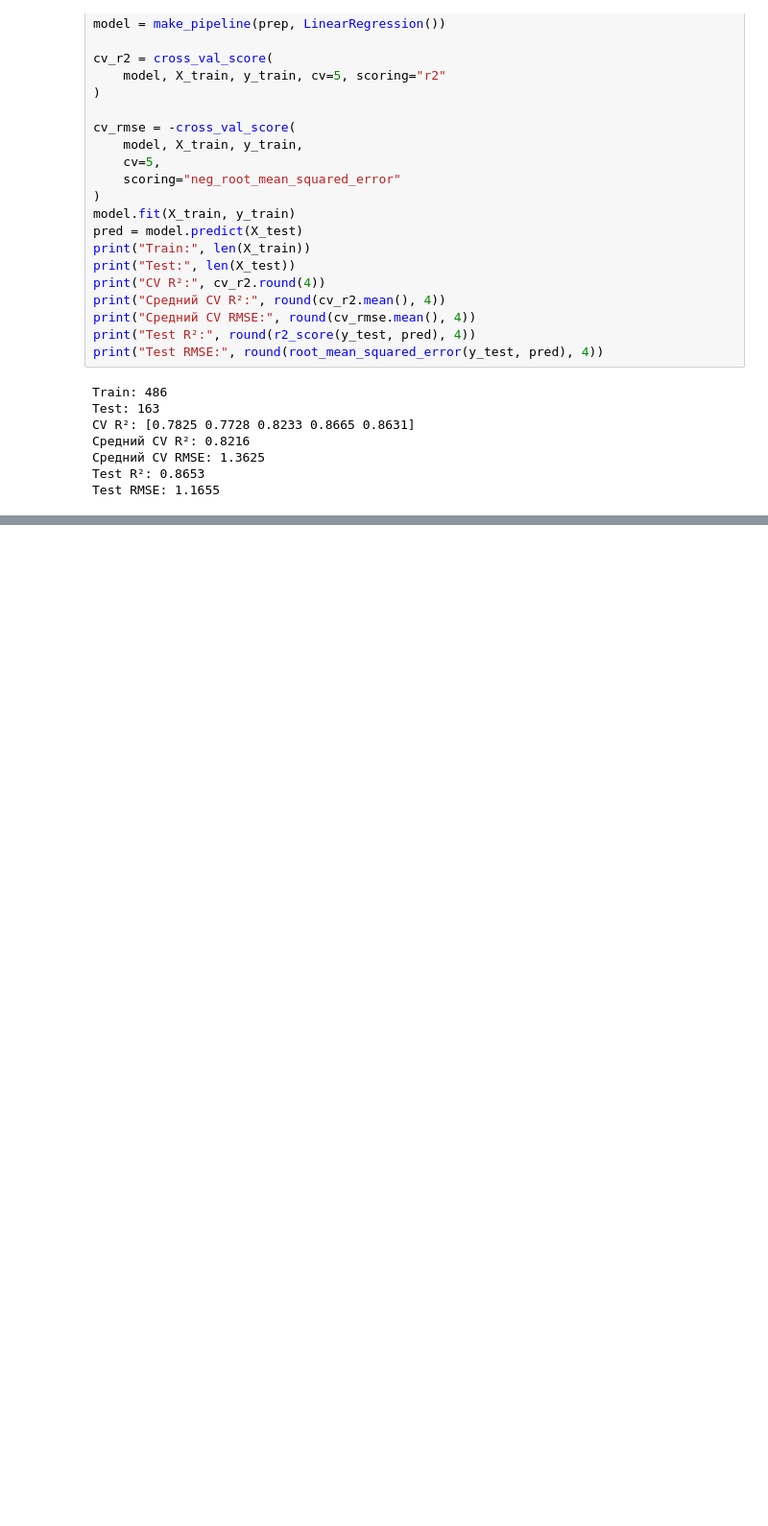
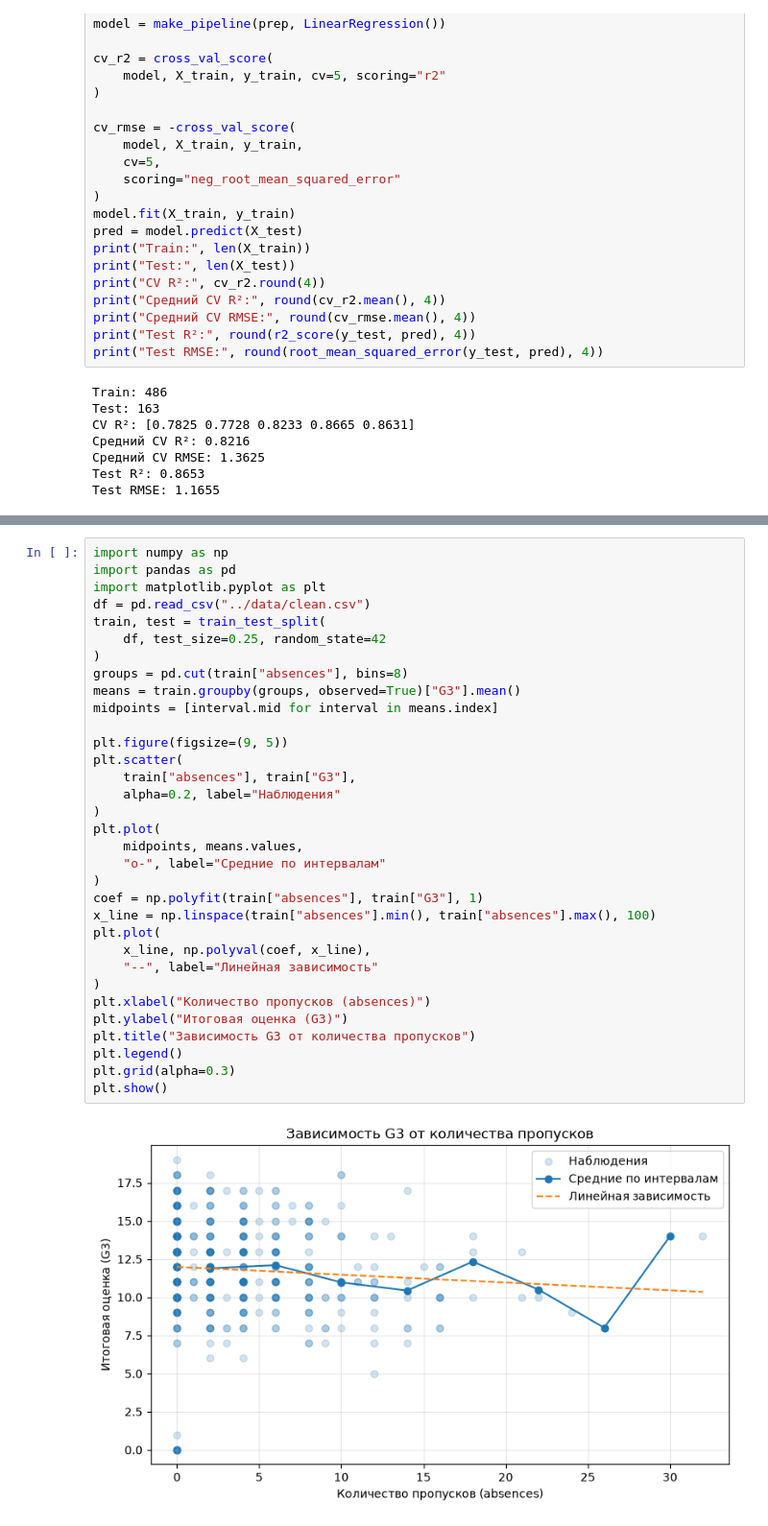
Before and after one commit to MalikovNurdaulet/PAD-MLproject, a Jupyter notebook: notebooks/02_preprocessing.ipynb, the cells around one changed output, grey strips where cells are left out. Shown at 96% size. Saved outputs shown, nothing was run; the diff lists cells and outputs as text; blank space fills up the shorter version.

```diff
--- a/notebooks/02_preprocessing.ipynb
+++ b/notebooks/02_preprocessing.ipynb
@@ -207,0 +292,35 @@ Test RMSE: 1.1655
+# %%
+import numpy as np
+import pandas as pd
+import matplotlib.pyplot as plt
+df = pd.read_csv("../data/clean.csv")
+train, test = train_test_split(
+    df, test_size=0.25, random_state=42
+)
+groups = pd.cut(train["absences"], bins=8)
+means = train.groupby(groups, observed=True)["G3"].mean()
+midpoints = [interval.mid for interval in means.index]
+
+plt.figure(figsize=(9, 5))
+plt.scatter(
+    train["absences"], train["G3"],
+    alpha=0.2, label="Наблюдения"
+)
+plt.plot(
+    midpoints, means.values,
+    "o-", label="Средние по интервалам"
+)
+coef = np.polyfit(train["absences"], train["G3"], 1)
+x_line = np.linspace(train["absences"].min(), train["absences"].max(), 100)
+plt.plot(
+    x_line, np.polyval(coef, x_line),
+    "--", label="Линейная зависимость"
+)
+plt.xlabel("Количество пропусков (absences)")
+plt.ylabel("Итоговая оценка (G3)")
+plt.title("Зависимость G3 от количества пропусков")
+plt.legend()
+plt.grid(alpha=0.3)
+plt.show()
+# %% [output]
+[figure, added]
```
Also changed, not shown: parts of 3 cells of this notebook, 4 other files.
